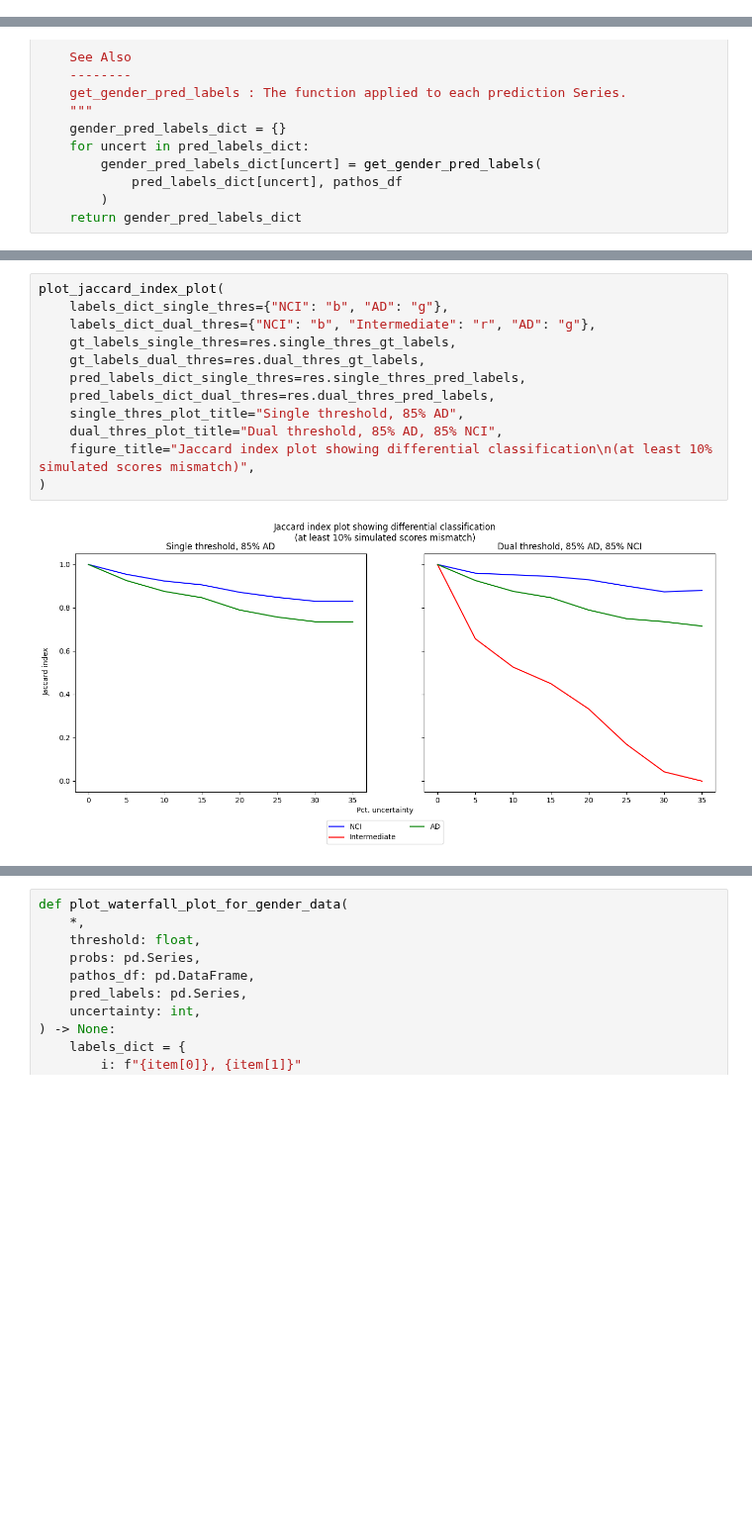
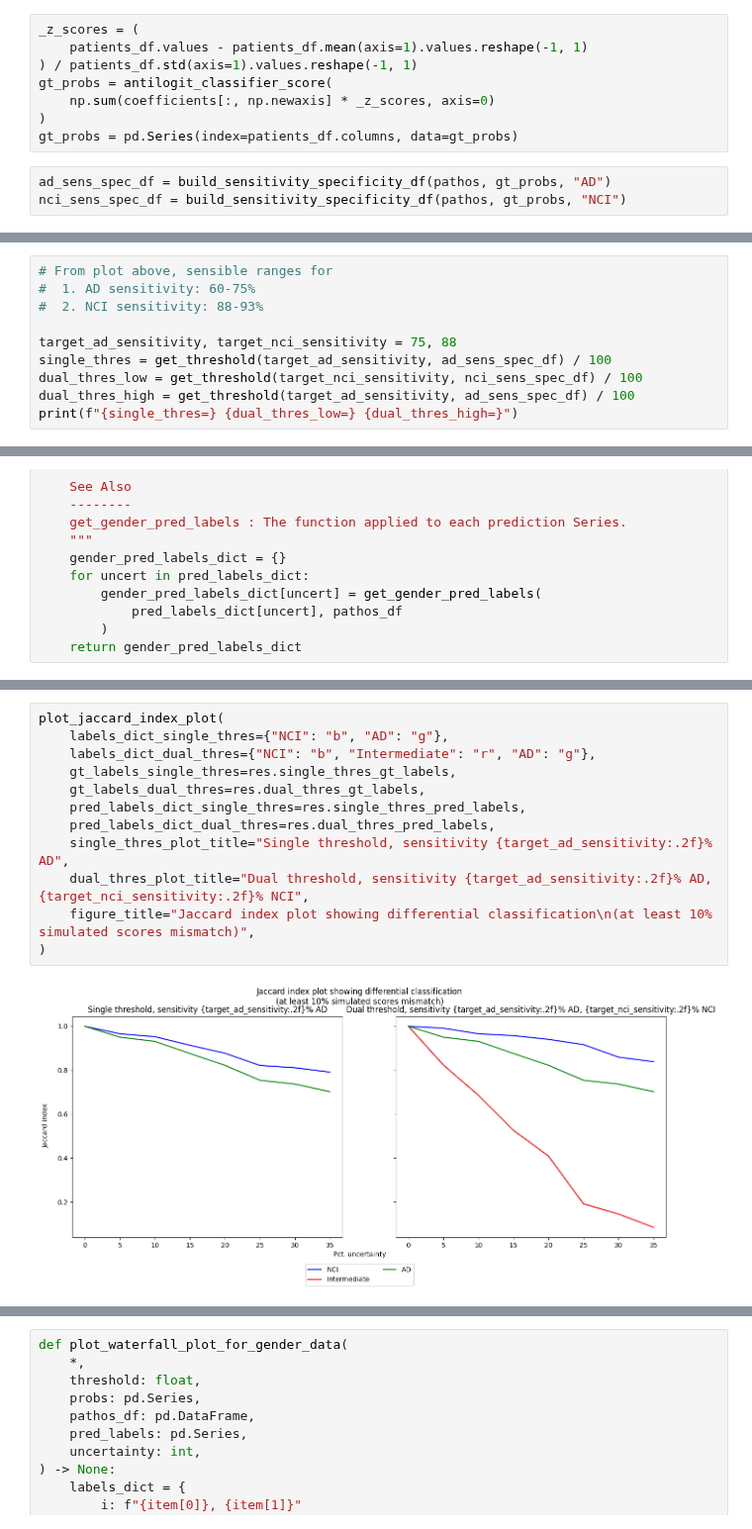
Before and after one commit to Translational-HDPM/T-HDPM_uncertainty_analysis, a Jupyter notebook: notebooks/uncertainty_analysis_based_on_gender.ipynb, the cells around one changed output, grey strips where cells are left out. Shown at 99% size. Drawn from its saved outputs; the diff is of its cells as text; blank space fills up the shorter version.

Commit message:
feat: modify gender based analysis notebook with new sensitivity based threshold

```diff
--- a/notebooks/uncertainty_analysis_based_on_gender.ipynb
+++ b/notebooks/uncertainty_analysis_based_on_gender.ipynb
@@ -143,0 +145,11 @@ patients_df = patients_df[means >= mean_TPM]
+# %%
+_z_scores = (
+    patients_df.values - patients_df.mean(axis=1).values.reshape(-1, 1)
+) / patients_df.std(axis=1).values.reshape(-1, 1)
+gt_probs = antilogit_classifier_score(
+    np.sum(coefficients[:, np.newaxis] * _z_scores, axis=0)
+)
+gt_probs = pd.Series(index=patients_df.columns, data=gt_probs)
+# %%
+ad_sens_spec_df = build_sensitivity_specificity_df(pathos, gt_probs, "AD")
+nci_sens_spec_df = build_sensitivity_specificity_df(pathos, gt_probs, "NCI")
@@ -143,0 +163,10 @@ patients_df = patients_df[means >= mean_TPM]
+# %%
+# From plot above, sensible ranges for
+#  1. AD sensitivity: 60-75%
+#  2. NCI sensitivity: 88-93%
+
+target_ad_sensitivity, target_nci_sensitivity = 75, 88
+single_thres = get_threshold(target_ad_sensitivity, ad_sens_spec_df) / 100
+dual_thres_low = get_threshold(target_nci_sensitivity, nci_sens_spec_df) / 100
+dual_thres_high = get_threshold(target_ad_sensitivity, ad_sens_spec_df) / 100
+print(f"{single_thres=} {dual_thres_low=} {dual_thres_high=}")
@@ -454,17 +485,17 @@ plot_differential_classification_results(
 # %%
 plot_jaccard_index_plot(
     labels_dict_single_thres={"NCI": "b", "AD": "g"},
     labels_dict_dual_thres={"NCI": "b", "Intermediate": "r", "AD": "g"},
     gt_labels_single_thres=res.single_thres_gt_labels,
     gt_labels_dual_thres=res.dual_thres_gt_labels,
     pred_labels_dict_single_thres=res.single_thres_pred_labels,
     pred_labels_dict_dual_thres=res.dual_thres_pred_labels,
-    single_thres_plot_title="Single threshold, 85% AD",
-    dual_thres_plot_title="Dual threshold, 85% AD, 85% NCI",
+    single_thres_plot_title="Single threshold, sensitivity {target_ad_sensitivity:.2f}% AD",
+    dual_thres_plot_title="Dual threshold, sensitivity {target_ad_sensitivity:.2f}% AD, {target_nci_sensitivity:.2f}% NCI",
     figure_title="Jaccard index plot showing differential classification\n(at least 10% simulated scores mismatch)",
 )
 # %% [output]
-[figure, old version]
+[figure, new version]
 # %%
 plot_jaccard_index_plot(
     labels_dict_single_thres={
```
Also changed, not shown: parts of 9 cells of this notebook, 1 other file.
